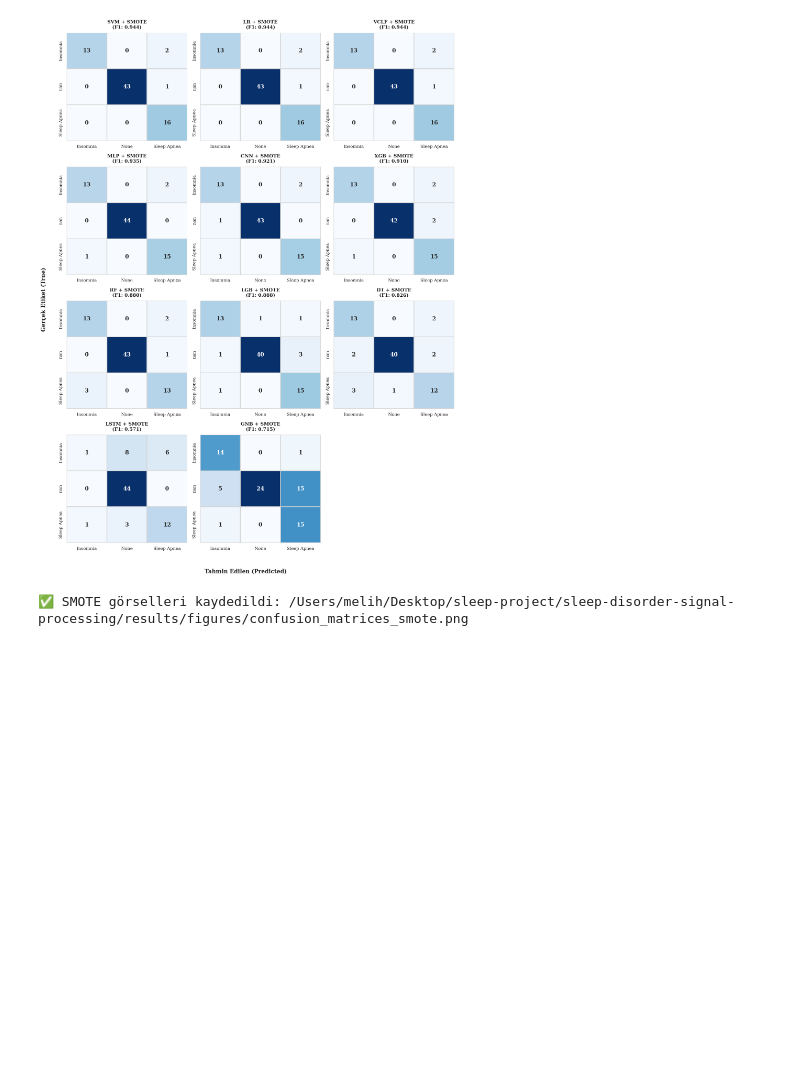
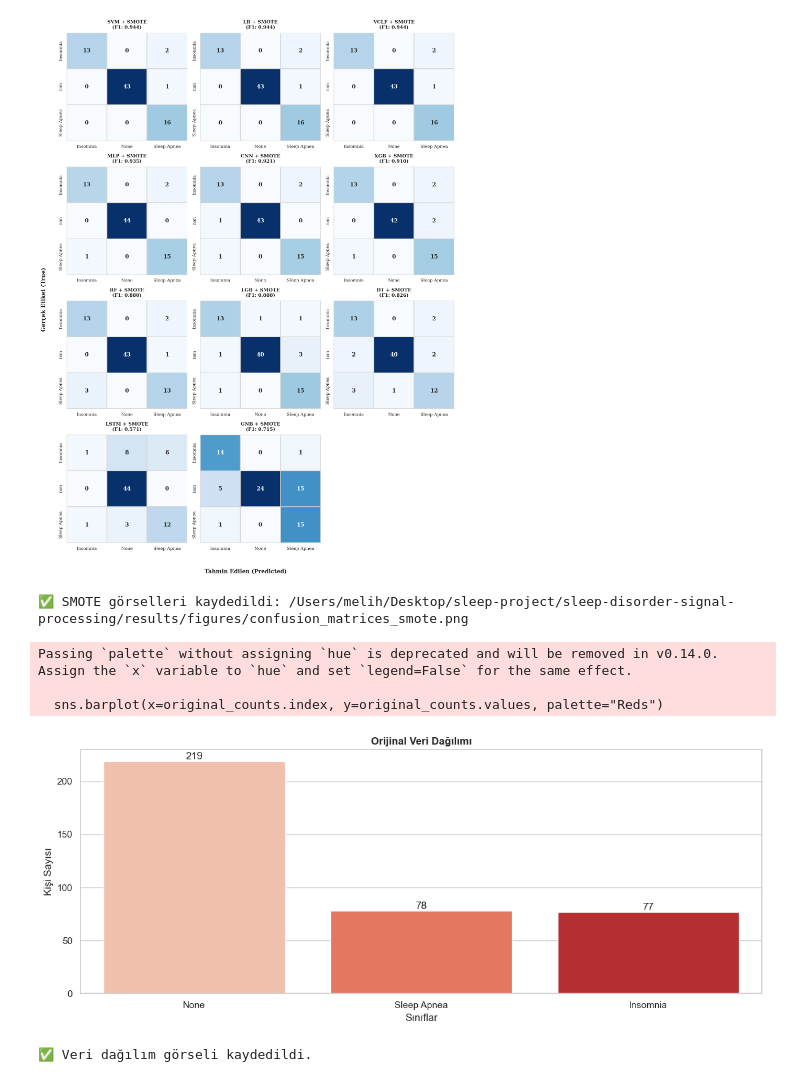
Before and after one commit to MelihKotman/sleep-disorder-signal-processing, a Jupyter notebook: notebooks/visualize_comparison.ipynb, the cells around one changed output. Saved outputs shown, nothing was run; the diff lists cells and outputs as text; code cells hidden in the pictures; blank space fills up the shorter version.

```diff
--- a/notebooks/visualize_comparison.ipynb
+++ b/notebooks/visualize_comparison.ipynb
@@ -538,3 +538,48 @@ else:
 Toplam 11 model bulundu: ['SVM_SMOTE', 'LR_SMOTE', 'VCLF_SMOTE', 'MLP_SMOTE', 'CNN_SMOTE', 'XGB_SMOTE', 'RF_SMOTE', 'LGB_SMOTE', 'DT_SMOTE', 'LSTM_SMOTE', 'GNB_SMOTE']
 [figure]
 ✅ SMOTE görselleri kaydedildi: /Users/melih/Desktop/sleep-project/sleep-disorder-signal-processing/results/figures/confusion_matrices_smote.png
+# %%
+import pandas as pd
+import seaborn as sns
+import matplotlib.pyplot as plt
+from imblearn.over_sampling import SMOTE
+from sklearn.preprocessing import LabelEncoder
+import sys
+import os
+
+# Proje yolunu ekle
+sys.path.append(os.path.abspath(os.path.join('..')))
+from src.data_loader import load_raw_data
+from src.preprocessing import split_features_target, build_preprocessor
+
+# Ayarlar
+sns.set(style="whitegrid")
+plt.figure(figsize=(12, 5))
+
+# 1. Orijinal Veri
+df = load_raw_data("/Users/melih/Desktop/sleep-project/sleep-disorder-signal-processing/data/raw-data/Sleep_health_and_lifestyle_dataset.csv")
+X, y = split_features_target(df)
+original_counts = y.value_counts()
+
+
+sns.barplot(x=original_counts.index, y=original_counts.values, palette="Reds")
+plt.title("Orijinal Veri Dağılımı", fontsize=12, fontweight='bold')
+plt.xlabel("Sınıflar")
+plt.ylabel("Kişi Sayısı")
+plt.bar_label(plt.gca().containers[0]) # type: ignore
+plt.bar_label(plt.gca().containers[1]) # type: ignore
+plt.bar_label(plt.gca().containers[2]) # type: ignore
+
+
+
+
+plt.tight_layout()
+plt.savefig("/Users/melih/Desktop/sleep-project/sleep-disorder-signal-processing/results/figures/data_balance_comparison.png")
+plt.show()
+print("✅ Veri dağılım görseli kaydedildi.")
+# %% [output]
+Passing `palette` without assigning `hue` is deprecated and will be removed in v0.14.0. Assign the `x` variable to `hue` and set `legend=False` for the same effect.
+
+  sns.barplot(x=original_counts.index, y=original_counts.values, palette="Reds")
+[figure, added]
+✅ Veri dağılım görseli kaydedildi.
```
Also changed, not shown: 1 other file.
